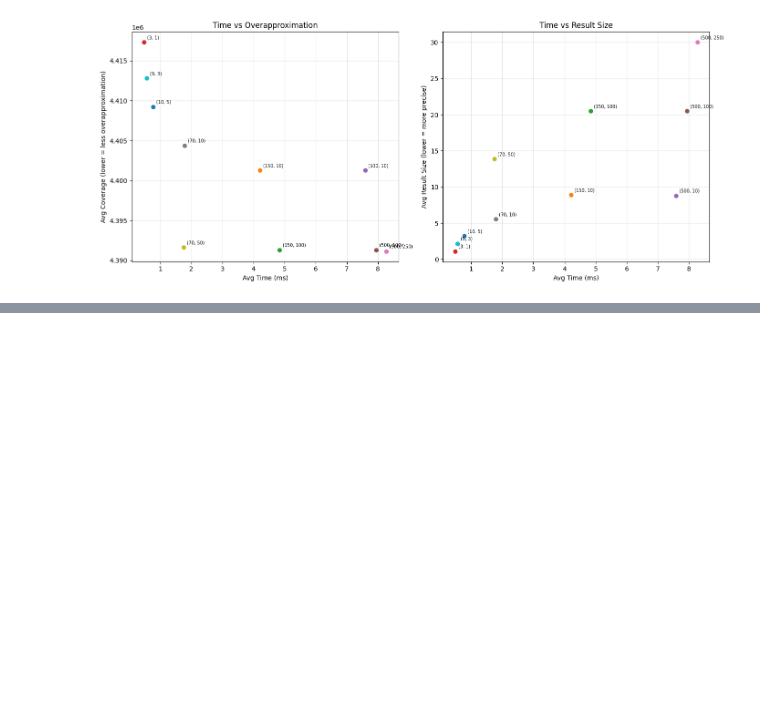
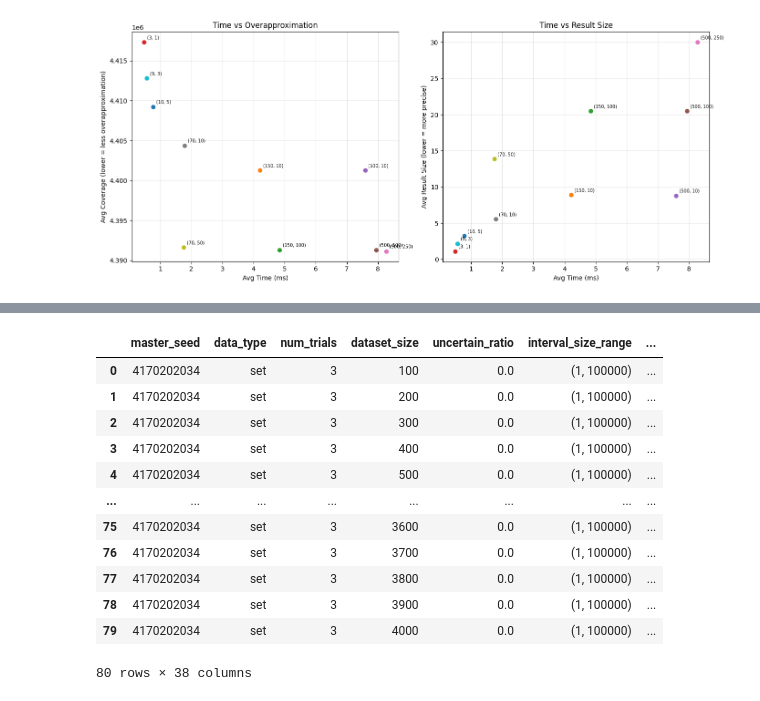
Before and after one commit to asxvi/uadb, a Jupyter notebook: experimentRunner/notebooks/Untitled1.ipynb, the cells around one changed output, grey strips where cells are left out. Saved outputs shown, nothing was run; the diff lists cells and outputs as text; code cells hidden in the pictures; blank space fills up the shorter version.

```diff
--- a/experimentRunner/notebooks/Untitled1.ipynb
+++ b/experimentRunner/notebooks/Untitled1.ipynb
@@ -268,0 +403,25 @@ print(zipf_rv)
+# %%
+paths =   ['data/results/4170202034/n_sweeping4k/n4000_red5_2_sweep/results_sd4170202034.csv', 'data/results/4170202034/n_sweeping4k/n4000_red1_1_sweep/results_sd4170202034.csv']
+df = load_all_csvs(paths)
+df['gap_size_range_tuple'] = df['gap_size_range'].apply(ast.literal_eval)
+df['reduce_triggerSz_sizeLim_tuple'] = df['reduce_triggerSz_sizeLim'].apply(ast.literal_eval)
+
+# a = alex()
+# a.plot_time_vs_result_size(df)
+# dist = df['distribution'].iloc[0]
+# print(dist)
+df
+# %% [output]
+|  | master_seed | data_type | num_trials | dataset_size | uncertain_ratio | interval_size_range | ... |
+| 0 | 4170202034 | set | 3 | 100 | 0.0 | (1, 100000) | ... |
+| 1 | 4170202034 | set | 3 | 200 | 0.0 | (1, 100000) | ... |
+| 2 | 4170202034 | set | 3 | 300 | 0.0 | (1, 100000) | ... |
+| 3 | 4170202034 | set | 3 | 400 | 0.0 | (1, 100000) | ... |
+| 4 | 4170202034 | set | 3 | 500 | 0.0 | (1, 100000) | ... |
+| ... | ... | ... | ... | ... | ... | ... | ... |
+| 75 | 4170202034 | set | 3 | 3600 | 0.0 | (1, 100000) | ... |
+| 76 | 4170202034 | set | 3 | 3700 | 0.0 | (1, 100000) | ... |
+| 77 | 4170202034 | set | 3 | 3800 | 0.0 | (1, 100000) | ... |
+| 78 | 4170202034 | set | 3 | 3900 | 0.0 | (1, 100000) | ... |
+| 79 | 4170202034 | set | 3 | 4000 | 0.0 | (1, 100000) | ... |
+80 rows × 38 columns
```
Also changed, not shown: parts of 6 cells of this notebook, 5 other files.
